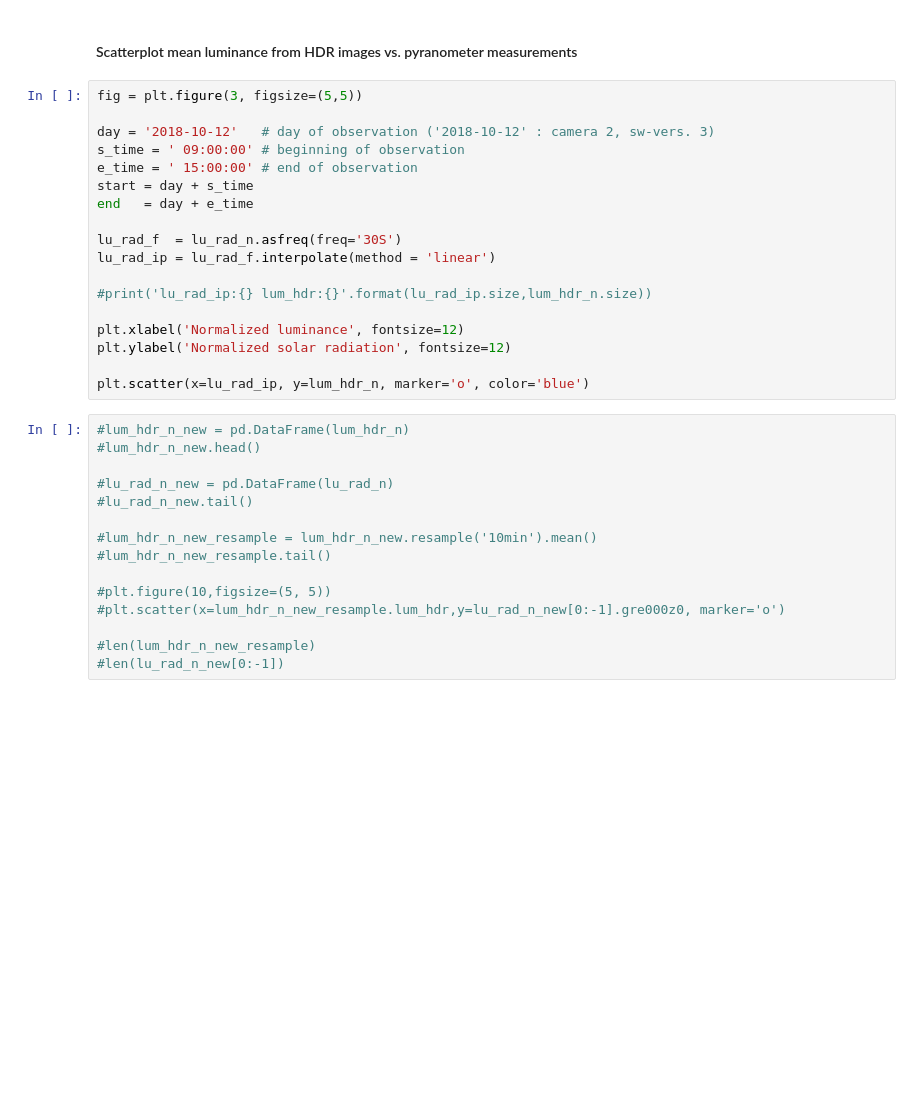
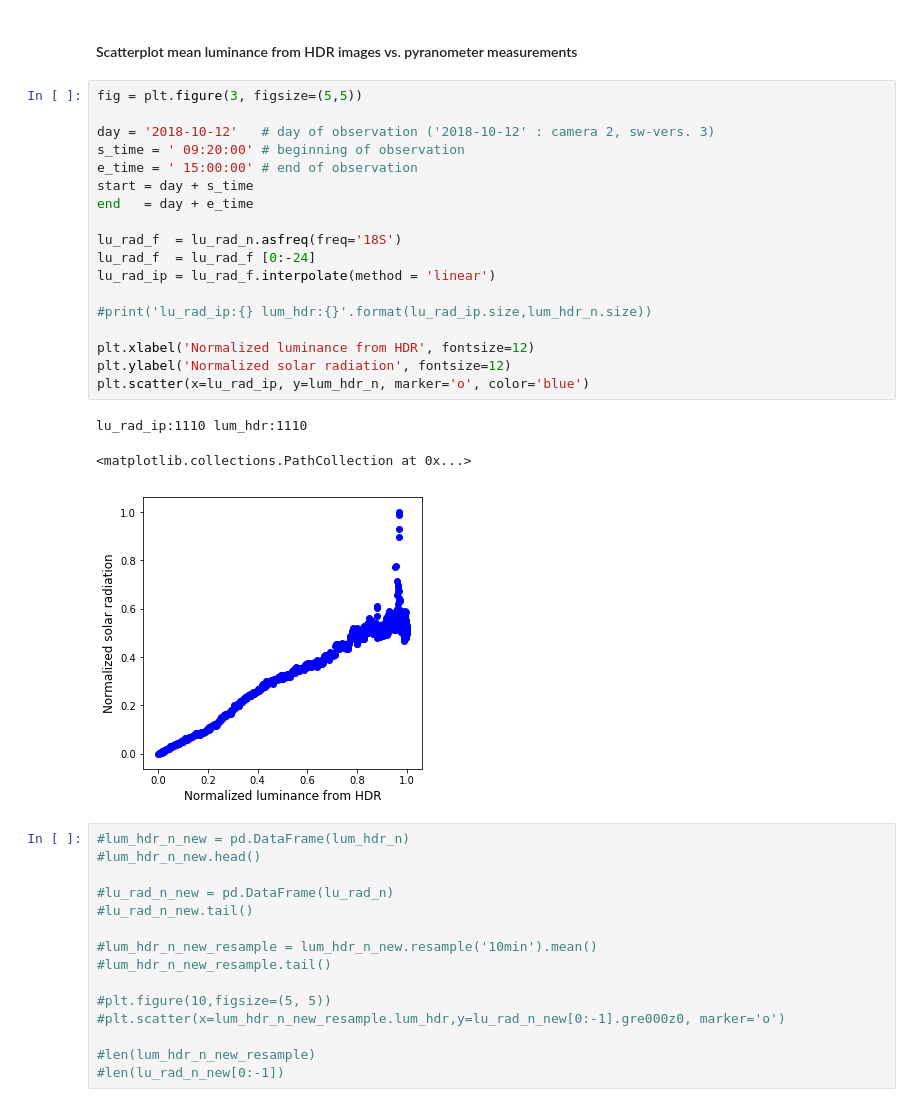
Before and after one commit to ahorv/python_scripts, a Jupyter notebook: irradiance/note_books/20181012_cam2_clear_sky.ipynb, the cells around one changed output. Drawn from its saved outputs; the diff is of its cells as text; blank space fills up the shorter version.

```diff
--- a/irradiance/note_books/20181012_cam2_clear_sky.ipynb
+++ b/irradiance/note_books/20181012_cam2_clear_sky.ipynb
@@ -116,21 +120,25 @@ plt.gcf().axes[0].xaxis.set_major_formatter(formatter)
 # %%
 fig = plt.figure(3, figsize=(5,5))
 
 day = '2018-10-12'   # day of observation ('2018-10-12' : camera 2, sw-vers. 3)
-s_time = ' 09:00:00' # beginning of observation
+s_time = ' 09:20:00' # beginning of observation
 e_time = ' 15:00:00' # end of observation
 start = day + s_time
 end   = day + e_time
 
-lu_rad_f  = lu_rad_n.asfreq(freq='30S')
+lu_rad_f  = lu_rad_n.asfreq(freq='18S')
+lu_rad_f  = lu_rad_f [0:-24]
 lu_rad_ip = lu_rad_f.interpolate(method = 'linear')
 
 #print('lu_rad_ip:{} lum_hdr:{}'.format(lu_rad_ip.size,lum_hdr_n.size))
 
-plt.xlabel('Normalized luminance', fontsize=12)
+plt.xlabel('Normalized luminance from HDR', fontsize=12)
 plt.ylabel('Normalized solar radiation', fontsize=12)
-
 plt.scatter(x=lu_rad_ip, y=lum_hdr_n, marker='o', color='blue')
+# %% [output]
+lu_rad_ip:1110 lum_hdr:1110
+<matplotlib.collections.PathCollection at 0x...>
+[figure, added]
 # %%
 #lum_hdr_n_new = pd.DataFrame(lum_hdr_n)
 #lum_hdr_n_new.head()
```
Also changed, not shown: parts of 3 cells of this notebook, 11 other files.
